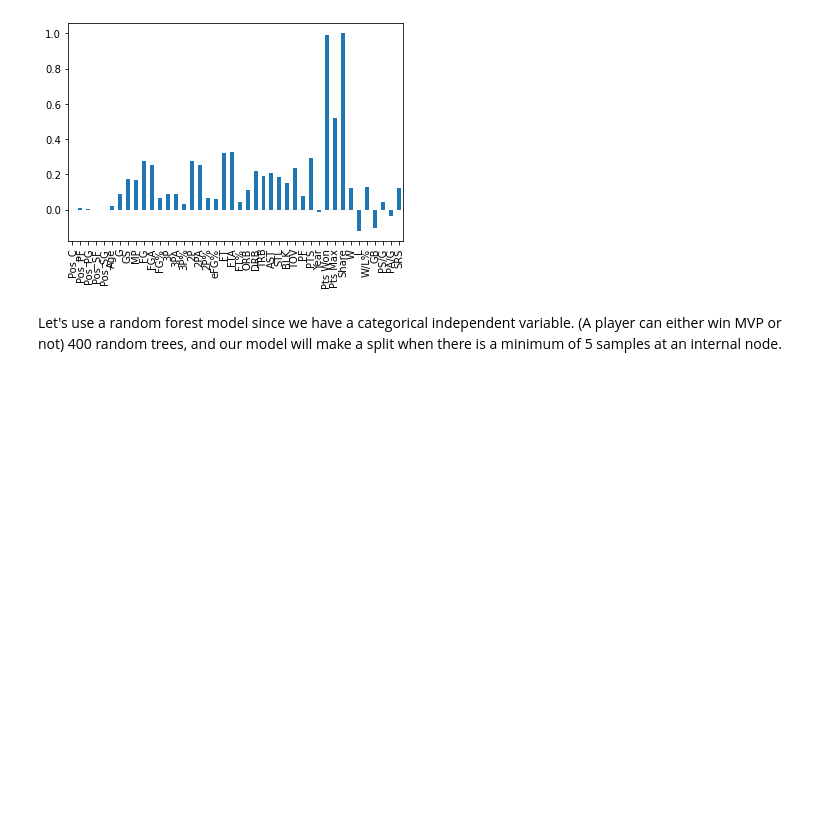
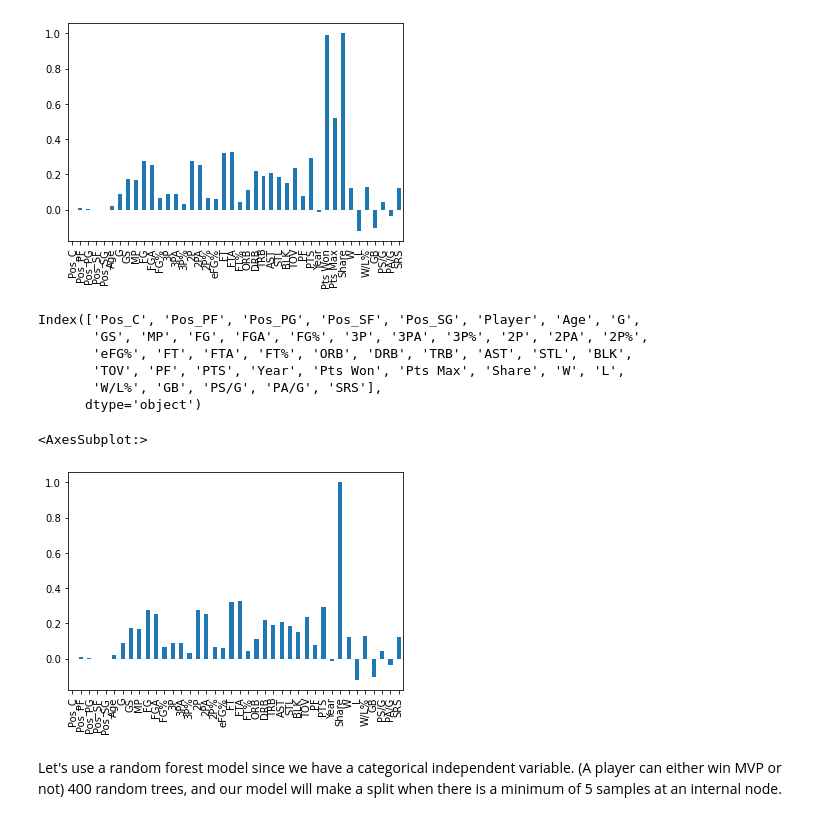
Before and after one commit to Danny-KL-gh/fantasybball, a Jupyter notebook: nba_mvp.ipynb, the cells around one changed output. Cells and saved outputs as stored; diff of their text form; code cells hidden in the pictures; blank space fills up the shorter version.

```diff
--- a/nba_mvp.ipynb
+++ b/nba_mvp.ipynb
@@ -526,6 +574,23 @@ enc_stats.corr()['Share'].plot.bar()
 # %% [output]
 <AxesSubplot:>
 [figure]
+# %%
+scopy = enc_stats.copy()
+scopy.columns
+# %% [output]
+Index(['Pos_C', 'Pos_PF', 'Pos_PG', 'Pos_SF', 'Pos_SG', 'Player', 'Age', 'G',
+       'GS', 'MP', 'FG', 'FGA', 'FG%', '3P', '3PA', '3P%', '2P', '2PA', '2P%',
+       'eFG%', 'FT', 'FTA', 'FT%', 'ORB', 'DRB', 'TRB', 'AST', 'STL', 'BLK',
+       'TOV', 'PF', 'PTS', 'Year', 'Pts Won', 'Pts Max', 'Share', 'W', 'L',
+       'W/L%', 'GB', 'PS/G', 'PA/G', 'SRS'],
+      dtype='object')
+# %%
+scopy = scopy.drop(['Pts Won','Pts Max'], axis=1)
+# %%
+scopy.corr()['Share'].plot.bar()
+# %% [output]
+<AxesSubplot:>
+[figure, added]
 # %%
 X_mvp = train[predictors]
 # %%
```
Also changed, not shown: parts of 14 cells of this notebook.
